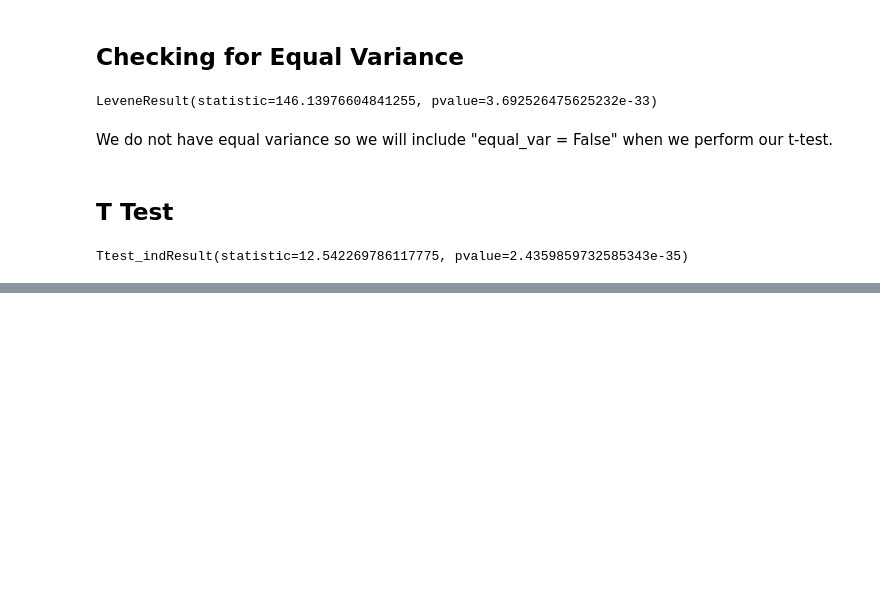
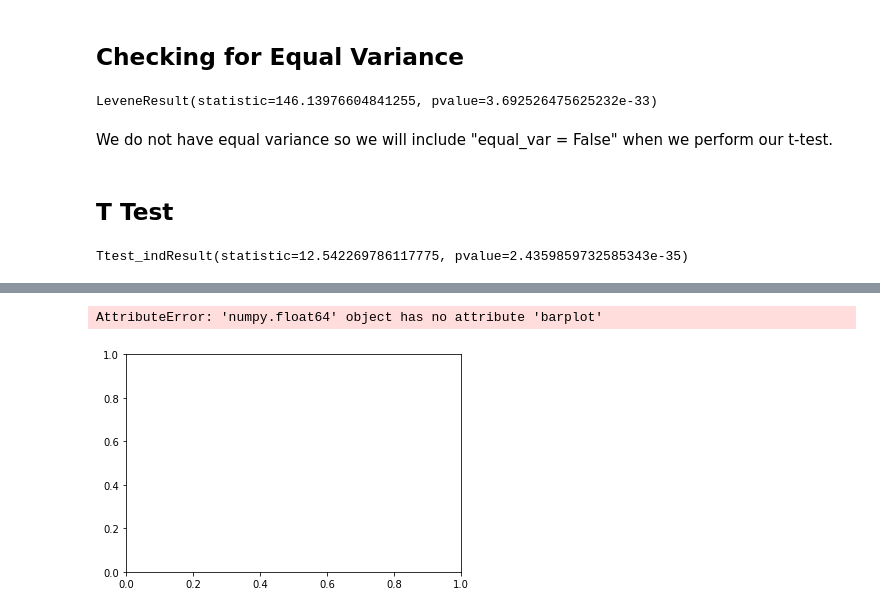
Before and after one commit to fid2445/Project-3-, a Jupyter notebook: Mike Fiddler Project Part 4 Hypothesis Testing.ipynb, the cells around one changed output, grey strips where cells are left out. Saved outputs shown, nothing was run; the diff lists cells and outputs as text; code cells hidden in the pictures; blank space fills up the shorter version.

```diff
--- a/Mike Fiddler Project Part 4 Hypothesis Testing.ipynb
+++ b/Mike Fiddler Project Part 4 Hypothesis Testing.ipynb
@@ -385,6 +386,6 @@ df.head()
 # %%
 # remove unwanted columns
-df = df.drop(columns = ['budget', 'vote_average', 'genres','certification'])
+df = df.drop(columns = ['budget', 'vote_average','certification'])
 # %% [markdown]
 ## Going to split this into two groups using the median of the runtime column.
 
@@ -645,0 +622,9 @@ df.head()
+# %%
+fig, ax = plt.subplots()
+high_run_df['revenue'].mean().round().barplot()
+low_run_df['revenue'].mean().round().barplot()
+ax.set_xlabel("Amount budget or revenue in $")
+ax.set_ylabel("Count")
+# %% [output]
+AttributeError: 'numpy.float64' object has no attribute 'barplot'
+[figure, added]
```
Also changed, not shown: parts of 50 cells of this notebook.
